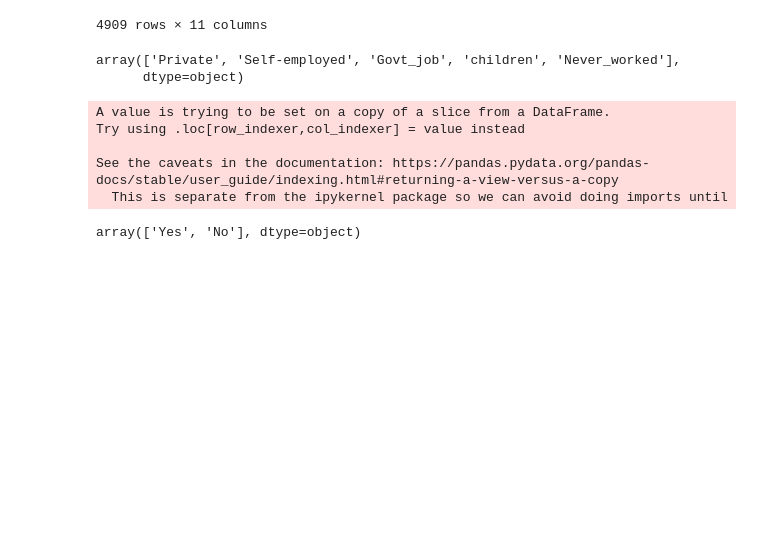
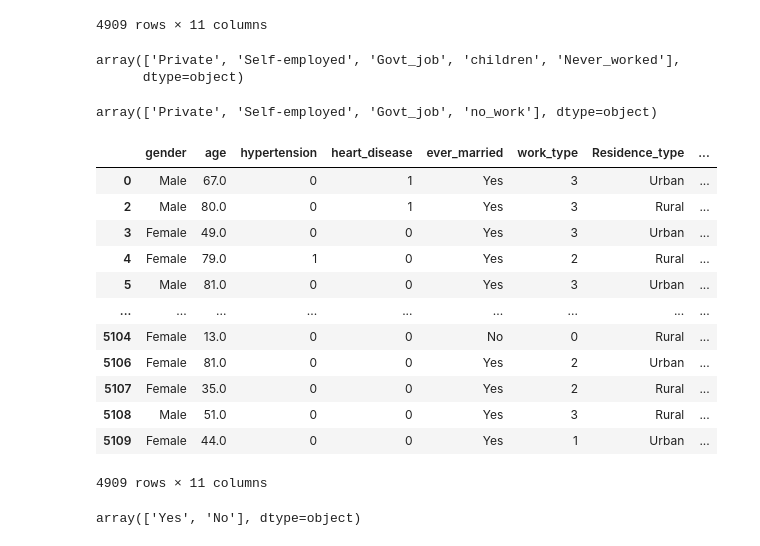
Before and after one commit to sadayas/strokerisks, a Jupyter notebook: Stroke_Data_Exploration.ipynb, the cells around one changed output. Saved outputs shown, nothing was run; the diff lists cells and outputs as text; code cells hidden in the pictures; blank space fills up the shorter version.

```diff
--- a/Stroke_Data_Exploration.ipynb
+++ b/Stroke_Data_Exploration.ipynb
@@ -146,2 +152,8 @@ array(['Private', 'Self-employed', 'Govt_job', 'children', 'Never_worked'],
+# %%
+# check unique values
+
+df['work_type'].unique()
+# %% [output]
+array(['Private', 'Self-employed', 'Govt_job', 'no_work'], dtype=object)
 # %%
 # make a dict
@@ -149,13 +161,22 @@ work_type_dict = {'Private':4, 'Self-employed':3, 'Govt_job':2, 'children':1, 'N
 # %%
 # map series
 
 df['work_type'] = df['work_type'].map(work_type_dict)
+df
 # %% [output]
+|  | gender | age | hypertension | heart_disease | ever_married | work_type | Residence_type | ... |
+| 0 | Male | 67.0 | 0 | 1 | Yes | 3 | Urban | ... |
+| 2 | Male | 80.0 | 0 | 1 | Yes | 3 | Rural | ... |
+| 3 | Female | 49.0 | 0 | 0 | Yes | 3 | Urban | ... |
+| 4 | Female | 79.0 | 1 | 0 | Yes | 2 | Rural | ... |
+| 5 | Male | 81.0 | 0 | 0 | Yes | 3 | Urban | ... |
+| ... | ... | ... | ... | ... | ... | ... | ... | ... |
+| 5104 | Female | 13.0 | 0 | 0 | No | 0 | Rural | ... |
+| 5106 | Female | 81.0 | 0 | 0 | Yes | 2 | Urban | ... |
+| 5107 | Female | 35.0 | 0 | 0 | Yes | 2 | Rural | ... |
+| 5108 | Male | 51.0 | 0 | 0 | Yes | 3 | Rural | ... |
+| 5109 | Female | 44.0 | 0 | 0 | Yes | 1 | Urban | ... |
-A value is trying to be set on a copy of a slice from a DataFrame.
-Try using .loc[row_indexer,col_indexer] = value instead
-
-See the caveats in the documentation: https://pandas.pydata.org/pandas-docs/stable/user_guide/indexing.html#returning-a-view-versus-a-copy
-  This is separate from the ipykernel package so we can avoid doing imports until
+4909 rows × 11 columns
 # %%
 # check unique values
 
```
Also changed, not shown: parts of 8 cells of this notebook.
